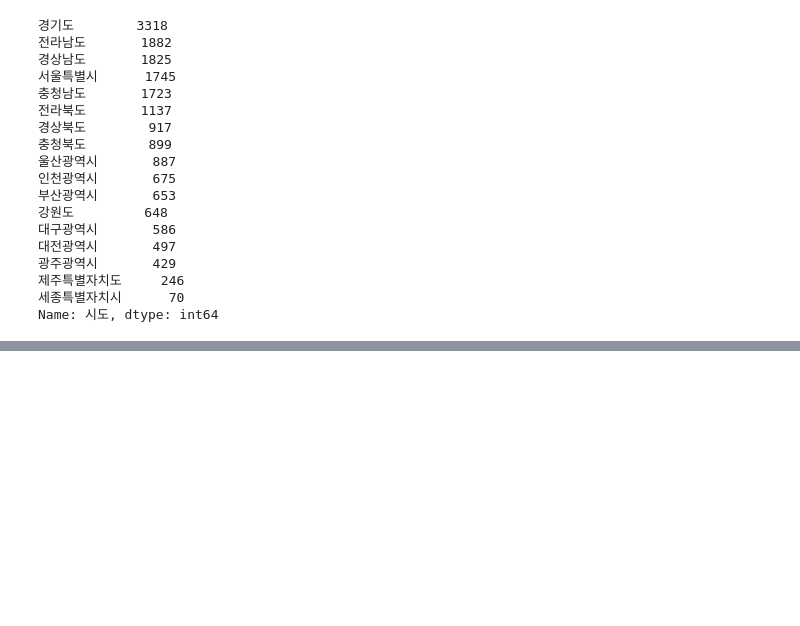
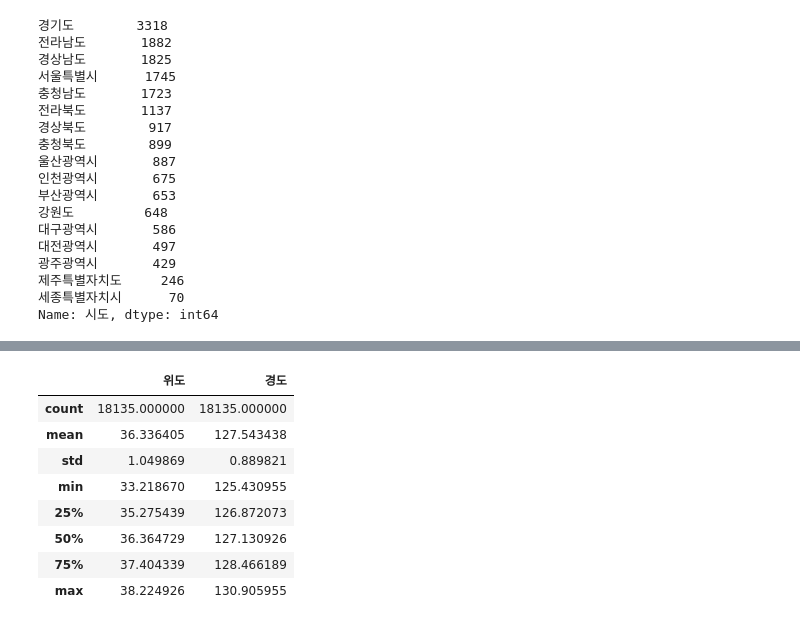
Before and after one commit to neverlish/Learned, a Jupyter notebook: data/inflearn-public-data-python/05-park.ipynb, the cells around one changed output, grey strips where cells are left out. Drawn from its saved outputs; the diff is of its cells as text; code cells hidden in the pictures; blank space fills up the shorter version.

```diff
--- a/data/inflearn-public-data-python/05-park.ipynb
+++ b/data/inflearn-public-data-python/05-park.ipynb
@@ -384,0 +408,14 @@ Name: 시도, dtype: int64
+# %%
+# 위도와 경도의 요약값을 describe 로 봅니다.
+
+df_park[['위도', '경도']].describe()
+# %% [output]
+|  | 위도 | 경도 |
+| count | 18135.000000 | 18135.000000 |
+| mean | 36.336405 | 127.543438 |
+| std | 1.049869 | 0.889821 |
+| min | 33.218670 | 125.430955 |
+| 25% | 35.275439 | 126.872073 |
+| 50% | 36.364729 | 127.130926 |
+| 75% | 37.404339 | 128.466189 |
+| max | 38.224926 | 130.905955 |
```
Also changed, not shown: parts of 5 cells of this notebook.
